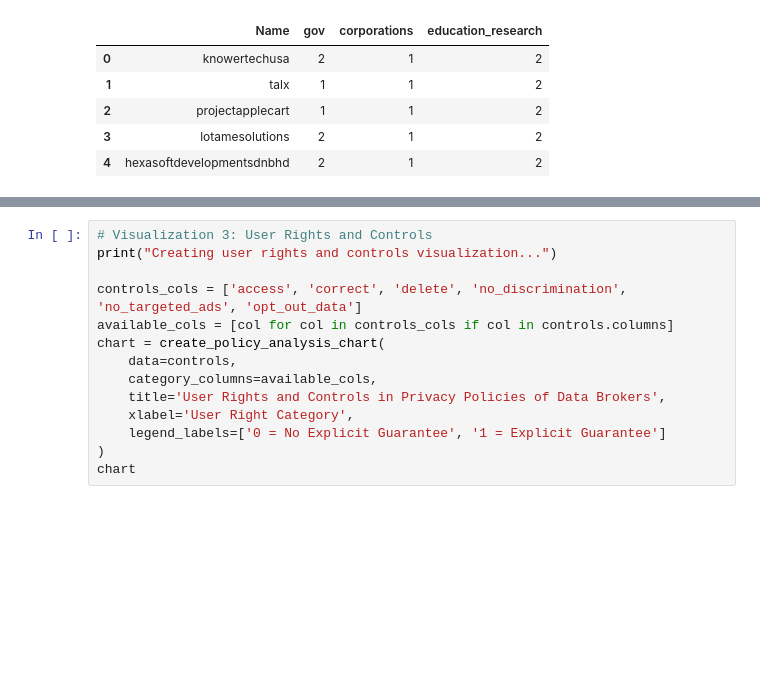
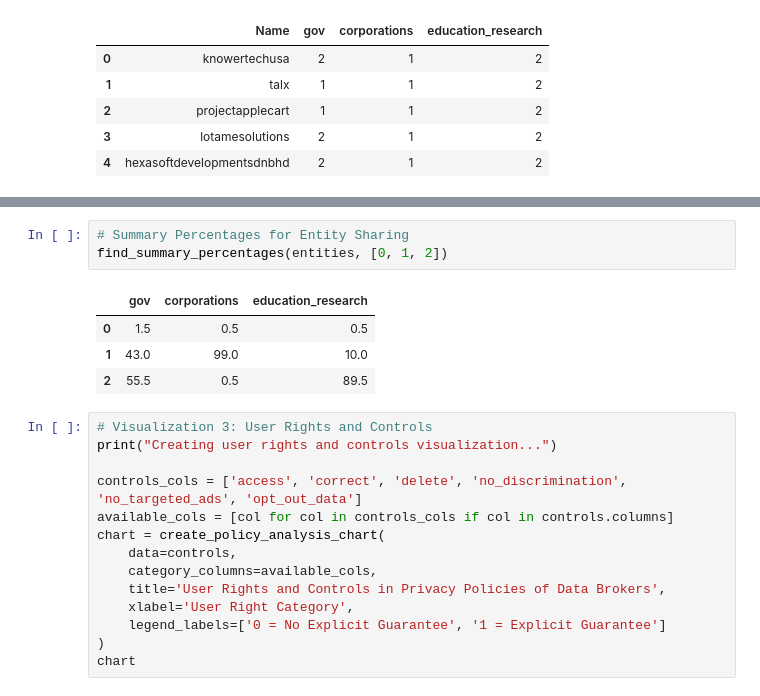
Before and after one commit to mjayjoh/data-broker-analysis, a Jupyter notebook: notebooks/privacy-policy-analysis.ipynb, the cells around one changed output, grey strips where cells are left out. Cells and saved outputs as stored; diff of their text form; blank space fills up the shorter version.

```diff
--- a/notebooks/privacy-policy-analysis.ipynb
+++ b/notebooks/privacy-policy-analysis.ipynb
@@ -196,6 +216,14 @@ chart
 # %% [output]
 Creating entity sharing practices visualization...
 [interactive output not drawn]
+# %%
+# Summary Percentages for Entity Sharing
+find_summary_percentages(entities, [0, 1, 2])
+# %% [output]
+|  | gov | corporations | education_research |
+| 0 | 1.5 | 0.5 | 0.5 |
+| 1 | 43.0 | 99.0 | 10.0 |
+| 2 | 55.5 | 0.5 | 89.5 |
 # %%
 # Visualization 3: User Rights and Controls
 print("Creating user rights and controls visualization...")
```
Also changed, not shown: parts of 3 cells of this notebook, 12 other files.
